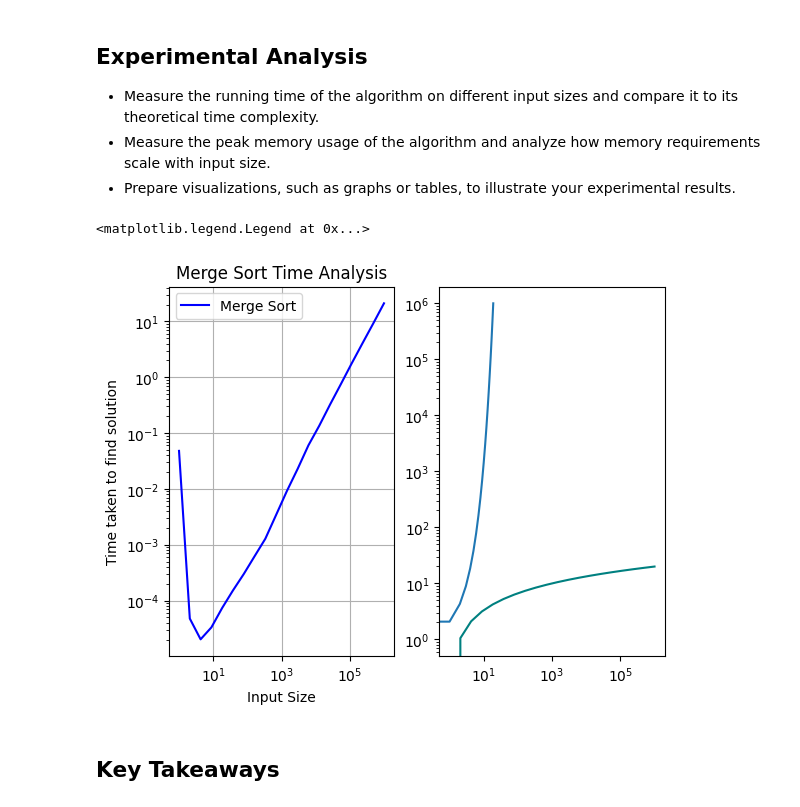
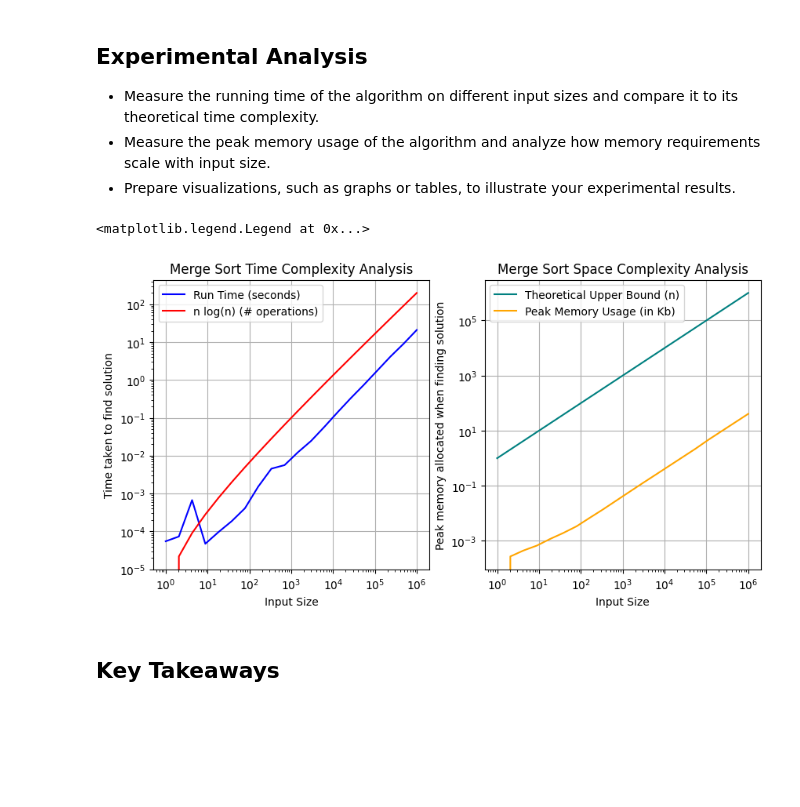
Before and after one commit to pie-t-er/COP4533-Final-Project, a Jupyter notebook: Final.ipynb, the cells around one changed output. Saved outputs shown, nothing was run; the diff lists cells and outputs as text; code cells hidden in the pictures; blank space fills up the shorter version.

Commit message:
Time Complexity Analysis

```diff
--- a/Final.ipynb
+++ b/Final.ipynb
@@ -109,26 +124,33 @@ for input_size in input_sizes:
   memory_usages.append(mem)
 # %%
 fig, (ax1, ax2) = plt.subplots(1, 2)
+fig.set_figwidth(10)
 
-# Plotting
-ax1.loglog(input_sizes, times, 'b-', label='Merge Sort')
-ax2.loglog(input_sizes, )
+# Plotting running time against theoretical upper bound
+ax1.loglog(input_sizes, times, 'b-', label='Run Time (seconds)')
+nlogn = np.log2(input_sizes) * input_sizes * 10**-5
+ax1.loglog(input_sizes, nlogn, label='n log(n) (# operations)', color='red')
 
-# Plotting nlogn (the theoretical time complexity)
-nlogn = np.log2(input_sizes)
-ax2.loglog(input_sizes, nlogn, label=r'$n \log n$', color='teal')
+# Plotting memory usage against thoeretical upper bound
+ax2.loglog(input_sizes, input_sizes, color='teal', label='Theoretical Upper Bound (n)')
+ax2.loglog(input_sizes, memory_usages, label='Peak Memory Usage (in Kb)', color='orange')
 
-
-
-# Add labels and title
+# Add labels and title for first plot
 ax1.set_xlabel("Input Size")
 ax1.set_ylabel("Time taken to find solution")
-ax1.set_title("Merge Sort Time Analysis")
+ax1.set_title("Merge Sort Time Complexity Analysis")
 ax1.grid(True)
 ax1.legend()
+
+# Add labels and title for second plot
+ax2.set_xlabel("Input Size")
+ax2.set_ylabel("Peak memory allocated when finding solution")
+ax2.set_title("Merge Sort Space Complexity Analysis")
+ax2.grid(True)
+ax2.legend()
 # %% [output]
 <matplotlib.legend.Legend at 0x...>
-[figure, old version]
+[figure, new version]
 # %% [markdown]
 ## Key Takeaways
 # %% [markdown]
```
Also changed, not shown: parts of 2 cells of this notebook.
